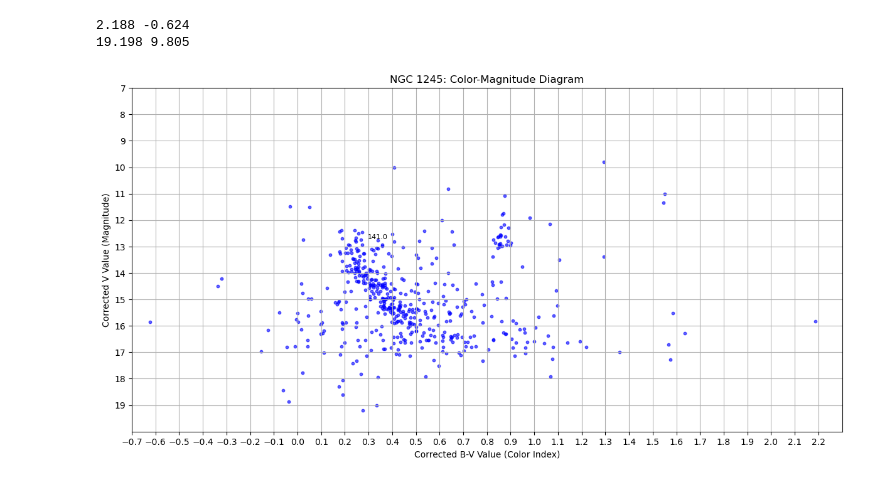
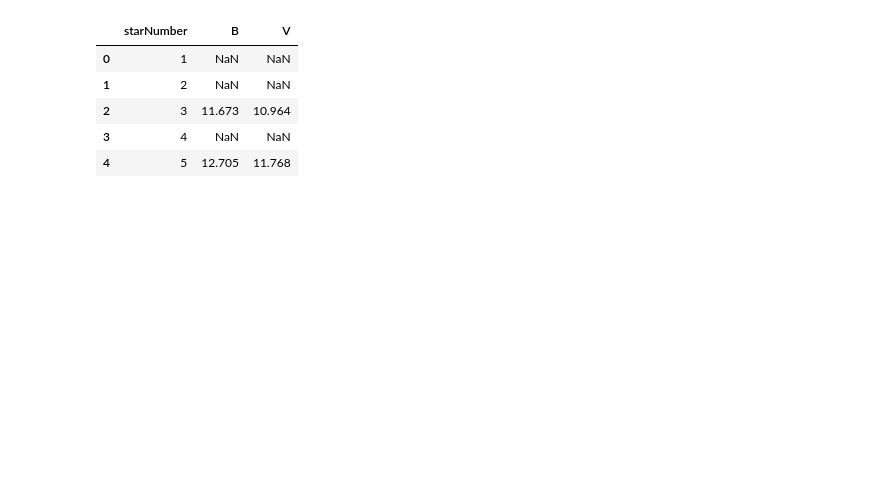
Before and after one commit to MuhammadArshad123/NGC1245, a Jupyter notebook: ngc.ipynb, the cells around one changed output. Cells and saved outputs as stored; diff of their text form; code cells hidden in the pictures; blank space fills up the shorter version.

```diff
--- a/ngc.ipynb
+++ b/ngc.ipynb
@@ -4,67 +4,14 @@ import matplotlib.pyplot as plt
 import numpy as np
 %matplotlib inline
-# %%
-file = "data/ngc1245.csv"
-
-#True color index = B - (V-[3.2*0.3]) - 0.3 = B-V + 0.96 - 0.3 = B-V + 0.66 #Old Way
-#True color index = B - V - 0.96,
-
-
-data = np.genfromtxt(file, skip_header=1, delimiter=',', filling_values=np.nan)
-#data[0][0] = starNumber, data[0][1] =B, data[0][3] = V_corrected, data[0][5] = bv_corrected
-starNumber = data[:,0]
-b = data[:,1]
-corrected_v = data[:,3]
-corrected_bv = data[:,5]
-
-print(np.nanmax(corrected_bv), np.nanmin(corrected_bv))
-print(np.nanmax(corrected_v), np.nanmin(corrected_v))
-# %% [output]
-2.188 -0.624
-19.198 9.805
-# %%
-from matplotlib.ticker import MultipleLocator
-# Create the scatter plot
-
-
-# Calculate the correct figure size
-X_tickmark_pixels = 42 * 30
-Y_tickmark_pixels = 47 * 13
-Header_pixels = 100
-Y_axis_label_pixels = 100
-Total_width = X_tickmark_pixels + Y_axis_label_pixels + Header_pixels
-Total_height = Y_tickmark_pixels + Header_pixels
-DPI = 100
-Figure_width = Total_width / DPI
-Figure_height = Total_height / DPI
-
-# Set the figure size
-plt.figure(figsize=(Figure_width, Figure_height))
-plt.scatter(corrected_bv, corrected_v, s=10, c='blue', alpha=0.6)
-# Set axis labels and title
-plt.xlabel('Corrected B-V Value (Color Index)')
-plt.ylabel('Corrected V Value (Magnitude)')
-plt.title('NGC 1245: Color-Magnitude Diagram')
-
-# Set the x-axis and y-axis limits to start from 0
-
-xmin, xmax = (-0.7,2.3) #30 X ticks
-ymin, ymax = (7,20) #13 Y ticks
-
-plt.xlim(xmin,xmax)
-plt.ylim(ymin,ymax)
-
-# Set ticks for every 1 unit on both x-axis and y-axis
-plt.xticks(np.arange(xmin,xmax, 0.1))
-plt.yticks(np.arange(ymin,ymax, 1))
-
-#Invert
-plt.gca().invert_yaxis()
-
-# Add grid lines
-plt.grid(True)
-
-# Show the plot
-plt.show()
-# %% [output]
-[figure, removed]
+# %%
+file = "data/ngc1245.csv"
+#True color index = B - V - 0.96, where 0.96 is the reddening correction
+df = pd.read_csv(file)
+df.head()
+# %% [output]
+|  | starNumber | B | V |
+| 0 | 1 | NaN | NaN |
+| 1 | 2 | NaN | NaN |
+| 2 | 3 | 11.673 | 10.964 |
+| 3 | 4 | NaN | NaN |
+| 4 | 5 | 12.705 | 11.768 |
```
Also changed, not shown: parts of 6 cells of this notebook, 4 other files.
